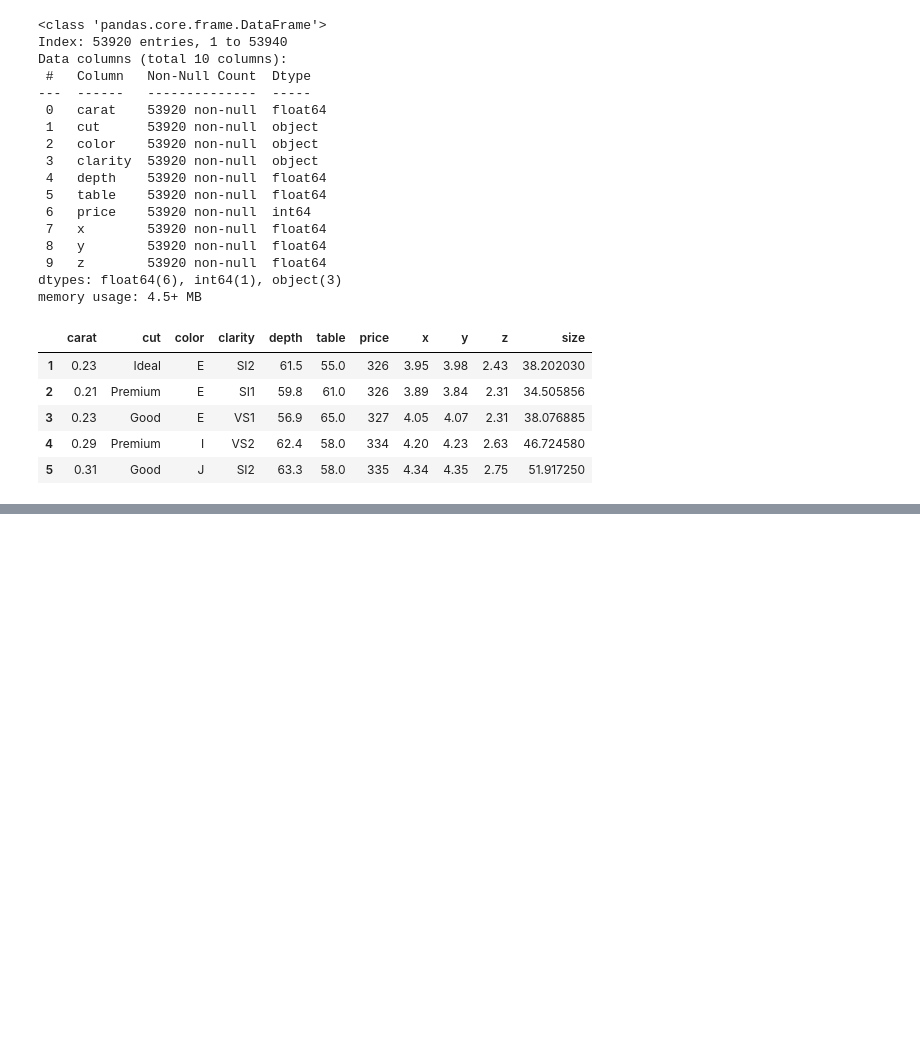
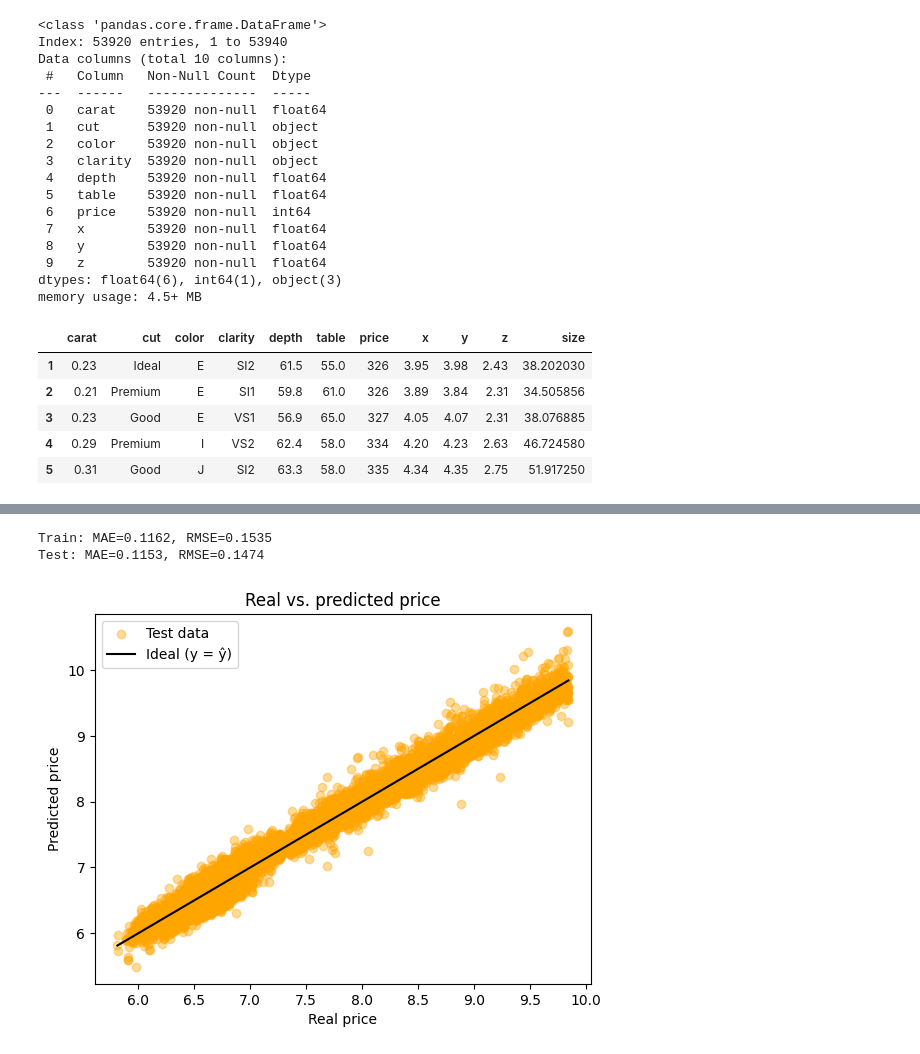
Before and after one commit to marasnetwork/machine-learning, a Jupyter notebook: projects/01-diamond-price-prediction/notebooks/diamonds_linear_regression.ipynb, the cells around one changed output, grey strips where cells are left out. Saved outputs shown, nothing was run; the diff lists cells and outputs as text; code cells hidden in the pictures; blank space fills up the shorter version.

```diff
--- a/projects/01-diamond-price-prediction/notebooks/diamonds_linear_regression.ipynb
+++ b/projects/01-diamond-price-prediction/notebooks/diamonds_linear_regression.ipynb
@@ -140,0 +172,27 @@ Number of point above limit: 3132
+# %%
+# Train metrics
+resid_train = y_train - fitted
+RMSE_train = math.sqrt((resid_train**2).mean())
+MAE_train = resid_train.abs().mean()
+
+# Test metrics
+resid_test = y_test - fitted_test
+RMSE_test = math.sqrt((resid_test**2).mean())
+MAE_test = resid_test.abs().mean()
+
+print(f"Train: MAE={MAE_train:.4f}, RMSE={RMSE_train:.4f}")
+print(f"Test: MAE={MAE_test:.4f}, RMSE={RMSE_test:.4f}")
+# %% [output]
+Train: MAE=0.1162, RMSE=0.1535
+Test: MAE=0.1153, RMSE=0.1474
+# %%
+# Final test data - linear regression graph
+plt.scatter(y_test, fitted_test, color="orange", alpha=0.4, label="Test data")
+plt.xlabel("Real price")
+plt.ylabel("Predicted price")
+plt.title("Real vs. predicted price")
+plt.plot([y_test.min(), y_test.max()], [y_test.min(), y_test.max()], color="k", label="Ideal (y = ŷ)")
+plt.legend()
+plt.show()
+# %% [output]
+[figure, added]
```
Also changed, not shown: parts of 8 cells of this notebook, 1 other file.
